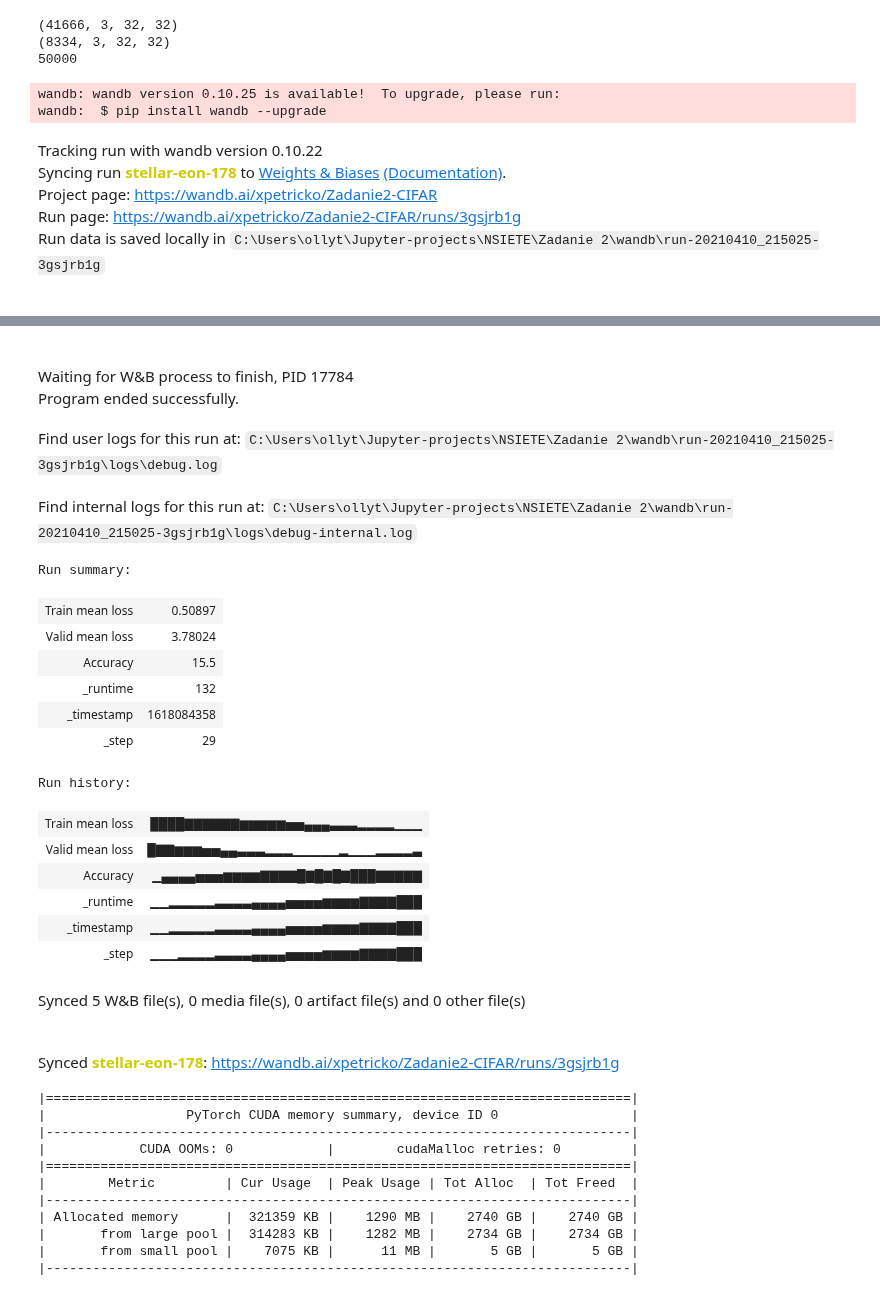
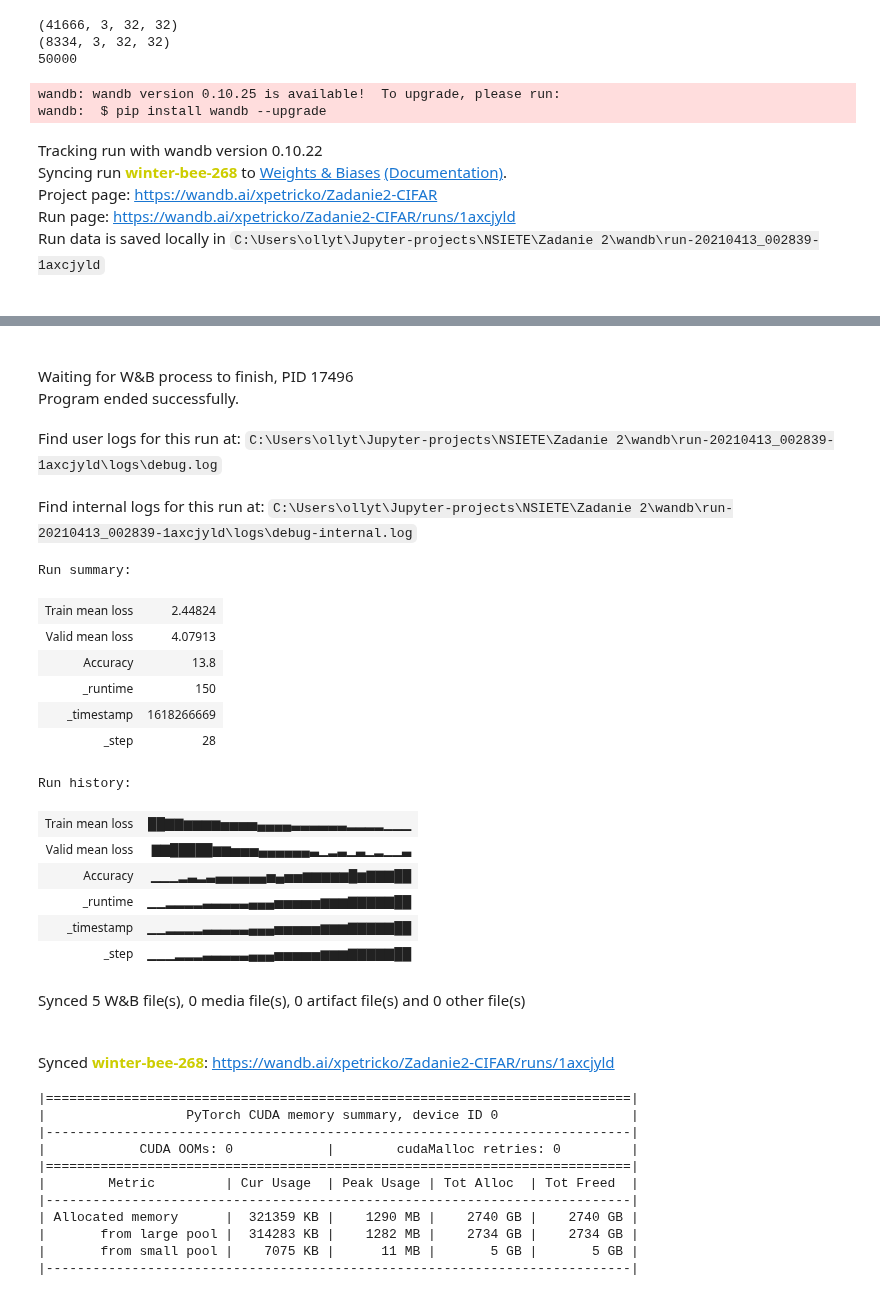
Before and after one commit to letv3/NSIETE, a Jupyter notebook: Zadanie 2/Zadanie2.ipynb, the cells around one changed output, grey strips where cells are left out. Drawn from its saved outputs; the diff is of its cells as text; code cells hidden in the pictures.

```diff
--- a/Zadanie 2/Zadanie2.ipynb
+++ b/Zadanie 2/Zadanie2.ipynb
@@ -487,9 +479,9 @@ class Net(nn.Module):
         return x
 # %%
 
-learning_rate=2e-5
+learning_rate=1e-4
 betas = (0.9,0.999)
-batch_size = 256
+batch_size = 128
 sample_limit = 6000
 epochs = 50
 
@@ -511,7 +503,7 @@ def save_model(epoch, model, optimizer, train_loss, valid_loss, accuracy):
     }, PATH)
 # %%
 run = wandb.init(project='Zadanie2-CIFAR', entity='xpetricko')
-run.name = f"17run-{epochs}e-{batch_size}bs-vgg11_bn"
+run.name = f"3run-{epochs}e-{batch_size}bs-vgg11_bn"
 
 
 config = wandb.config
@@ -519,12 +511,12 @@ config.learning_rate = learning_rate
 config.sample_limit=sample_limit
 config.batch_size=batch_size
 config.epochs_with_no_improve =  6
-config.notes='update_architecture'
+config.notes='droput added'
 
 
 model = Net(3,100)
 model.to(device)
-optimizer = optim.AdamW(model.parameters(),lr=learning_rate, weight_decay = 0.1) # pri adamW weight_decay = 1e-2
+optimizer = optim.AdamW(model.parameters(),lr=learning_rate) # pri adamW weight_decay = 1e-2
 loss_fn = nn.CrossEntropyLoss()
 
 X_train,X_valid,y_train,y_valid = train_test_split_v2(X_train_np,
@@ -607,7 +599,7 @@ run.finish()
 wandb: wandb version 0.10.25 is available!  To upgrade, please run:
 wandb:  $ pip install wandb --upgrade
 Tracking run with wandb version 0.10.22
-Syncing run stellar-eon-178 to Weights & Biases (Documentation).
+Syncing run winter-bee-268 to Weights & Biases (Documentation).
 Project page: https://wandb.ai/xpetricko/Zadanie2-CIFAR
-Run page: https://wandb.ai/xpetricko/Zadanie2-CIFAR/runs/3gsjrb1g
-Run data is saved locally in C:\Users\ollyt\Jupyter-projects\NSIETE\Zadanie 2\wandb\run-20210410_215025-3gsjrb1g
+Run page: https://wandb.ai/xpetricko/Zadanie2-CIFAR/runs/1axcjyld
+Run data is saved locally in C:\Users\ollyt\Jupyter-projects\NSIETE\Zadanie 2\wandb\run-20210413_002839-1axcjyld
@@ -631,23 +623,23 @@ Early Stopping on epoch 29/50, min valid loss: 3.4770528078079224, last valid lo
-Waiting for W&B process to finish, PID 17784
+Waiting for W&B process to finish, PID 17496
 Program ended successfully.
-Find user logs for this run at: C:\Users\ollyt\Jupyter-projects\NSIETE\Zadanie 2\wandb\run-20210410_215025-3gsjrb1g\logs\debug.log
+Find user logs for this run at: C:\Users\ollyt\Jupyter-projects\NSIETE\Zadanie 2\wandb\run-20210413_002839-1axcjyld\logs\debug.log
-Find internal logs for this run at: C:\Users\ollyt\Jupyter-projects\NSIETE\Zadanie 2\wandb\run-20210410_215025-3gsjrb1g\logs\debug-internal.log
+Find internal logs for this run at: C:\Users\ollyt\Jupyter-projects\NSIETE\Zadanie 2\wandb\run-20210413_002839-1axcjyld\logs\debug-internal.log
 Run summary:
-| Train mean loss | 0.50897 |
-| Valid mean loss | 3.78024 |
-| Accuracy | 15.5 |
-| _runtime | 132 |
-| _timestamp | 1618084358 |
-| _step | 29 |
+| Train mean loss | 2.44824 |
+| Valid mean loss | 4.07913 |
+| Accuracy | 13.8 |
+| _runtime | 150 |
+| _timestamp | 1618266669 |
+| _step | 28 |
 Run history:
-| Train mean loss | ████▇▇▇▇▇▇▆▆▆▆▆▅▅▄▄▄▃▃▃▂▂▂▂▁▁▁ |
-| Valid mean loss | █▇▇▆▆▆▅▅▄▄▃▃▃▂▂▂▁▁▁▁▁▂▁▁▁▂▂▂▂▃ |
-| Accuracy | ▁▄▄▄▄▅▅▅▆▆▆▆▇▇▇▇█▇█▇█▇███▇▇▇▇▇ |
-| _runtime | ▁▁▂▂▂▂▂▃▃▃▃▄▄▄▄▅▅▅▅▆▆▆▆▇▇▇▇███ |
-| _timestamp | ▁▁▂▂▂▂▂▃▃▃▃▄▄▄▄▅▅▅▅▆▆▆▆▇▇▇▇███ |
-| _step | ▁▁▁▂▂▂▂▃▃▃▃▄▄▄▄▅▅▅▅▆▆▆▆▇▇▇▇███ |
+| Train mean loss | ██▇▇▆▆▆▆▅▅▅▅▄▄▄▄▃▃▃▃▃▃▂▂▂▂▁▁▁ |
+| Valid mean loss | ▇▇█████▆▆▅▅▅▄▄▄▄▄▄▃▁▂▃▁▃▁▂▁▁▃ |
+| Accuracy | ▁▁▁▂▃▂▃▄▄▄▄▄▄▅▄▅▅▆▆▆▆▆█▆▇▇▇██ |
+| _runtime | ▁▁▂▂▂▂▃▃▃▃▃▄▄▄▅▅▅▅▅▆▆▆▇▇▇▇▇██ |
+| _timestamp | ▁▁▂▂▂▂▃▃▃▃▃▄▄▄▅▅▅▅▅▆▆▆▇▇▇▇▇██ |
+| _step | ▁▁▁▂▂▂▃▃▃▃▃▄▄▄▅▅▅▅▅▆▆▆▇▇▇▇▇██ |
 Synced 5 W&B file(s), 0 media file(s), 0 artifact file(s) and 0 other file(s)
-Synced stellar-eon-178: https://wandb.ai/xpetricko/Zadanie2-CIFAR/runs/3gsjrb1g
+Synced winter-bee-268: https://wandb.ai/xpetricko/Zadanie2-CIFAR/runs/1axcjyld
 # %%
 print(torch.cuda.memory_summary(device=device))
 # %% [output]
```
Also changed, not shown: parts of 5 cells of this notebook.
